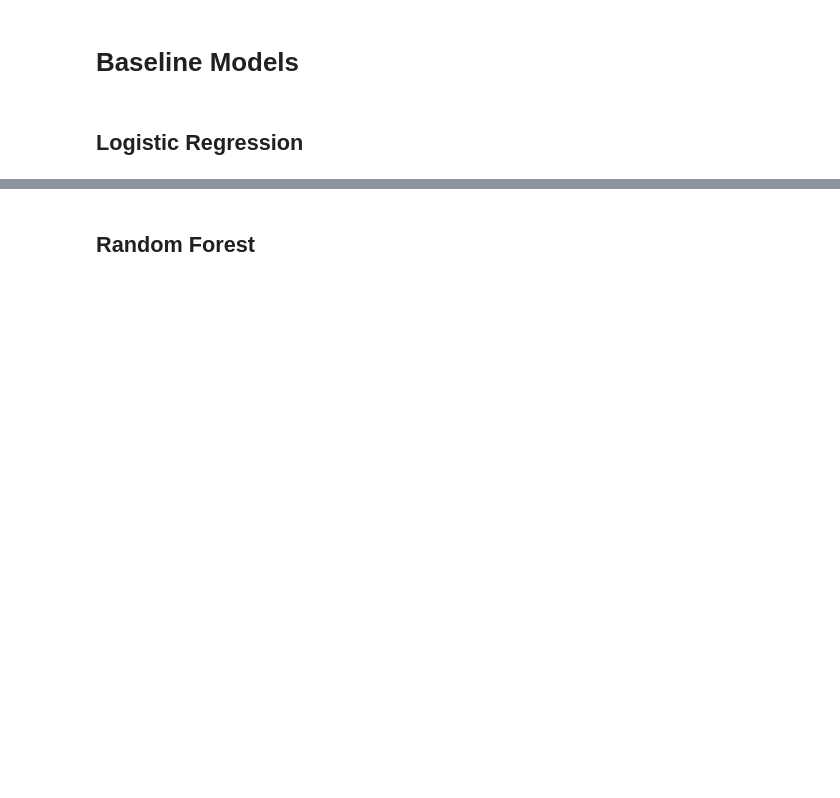
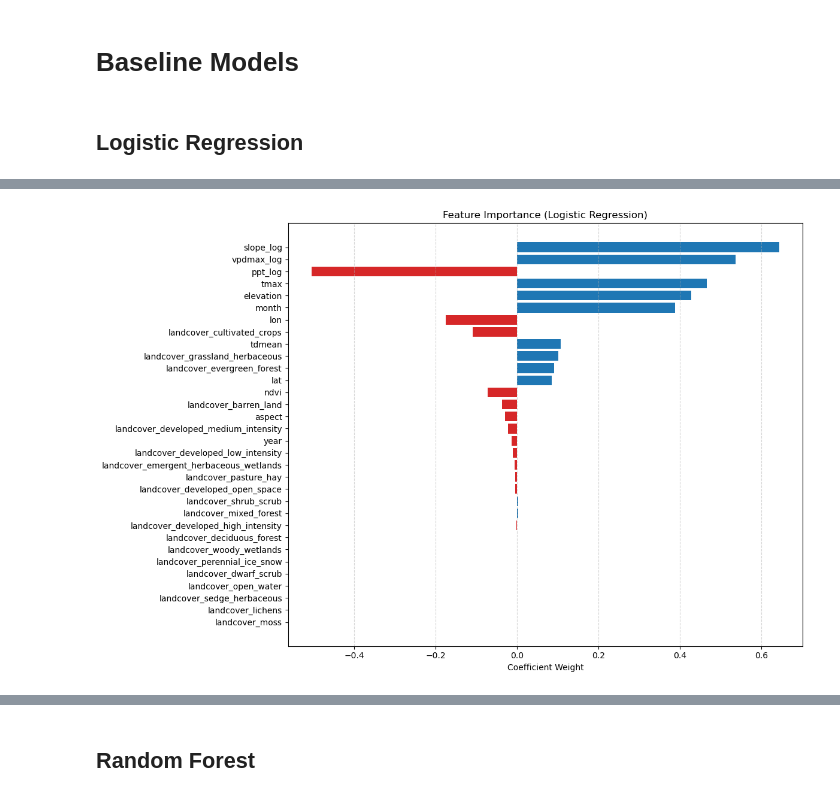
Before and after one commit to lachuck331/CotalityQ1Capstone, a Jupyter notebook: ca_baseline.ipynb, the cells around one changed output, grey strips where cells are left out. Saved outputs shown, nothing was run; the diff lists cells and outputs as text; code cells hidden in the pictures; blank space fills up the shorter version.

Commit message:
Implement and run baseline models for CA

```diff
--- a/ca_baseline.ipynb
+++ b/ca_baseline.ipynb
@@ -15,2 +128,5 @@ y_train = pl.scan_parquet(data_dir / "y_train.parquet").collect(engine="streamin
+# %%
+X_train_cudf = cudf.DataFrame.from_arrow(X_train.collect(engine="streaming").to_arrow())
+y_train_cudf = cudf.Series(y_train.collect(engine="streaming").to_numpy().ravel())
 # %% [markdown]
 ## Logistic Regression
@@ -23,12 +133,5 @@ logreg.fit(X_train, y_train)
-# %%
-from sklearn.linear_model import SGDClassifier
-
-logreg = SGDClassifier(
-    loss='log_loss',
-    max_iter=1000,
-    n_jobs=-1,
-    random_state=42,
-    class_weight='balanced'
-)
-
-logreg.fit(X_train, y_train)
+# %%
+from cuml.linear_model import LogisticRegression
+
+logreg = LogisticRegression(max_iter=500, class_weight='balanced')
+logreg.fit(X_train_cudf, y_train_cudf)
@@ -54,3 +181,28 @@ print(f"\nPR-AUC: {average_precision_score(y_test, y_pred_proba):.4f}")
+# %%
+feature_names = X_train.collect_schema().names()
+weights_df = pd.DataFrame({
+    'feature': feature_names,
+    'weight': logreg.coef_.to_numpy().flatten()
+})
+
+weights_df_sorted = weights_df.sort_values(by='weight', key=lambda x: x.abs(), ascending=False).reset_index(drop=True)
+
+plt.figure(figsize=(12, 8))
+
+colors = ['#1f77b4' if x > 0 else '#d62728' for x in weights_df_sorted['weight']]
+
+plt.barh(weights_df_sorted['feature'], weights_df_sorted['weight'], color=colors)
+
+plt.gca().invert_yaxis()
+
+plt.xlabel('Coefficient Weight')
+plt.title('Feature Importance (Logistic Regression)')
+plt.grid(axis='x', linestyle='--', alpha=0.5)
+
+plt.tight_layout()
+plt.show()
+# %% [output]
+[figure, added]
 # %%
 from sklearn.metrics import precision_recall_curve
 
```
Also changed, not shown: parts of 22 cells of this notebook.
